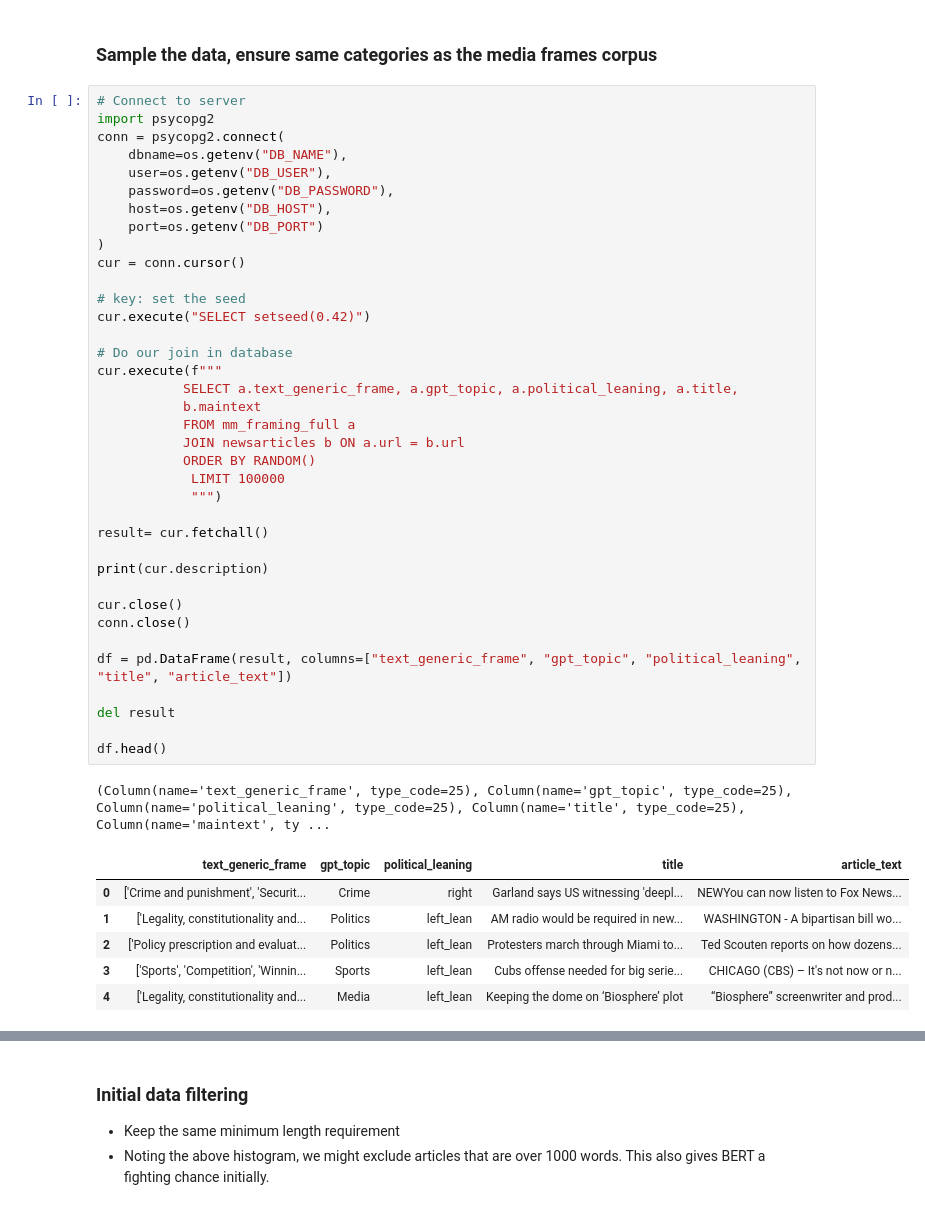
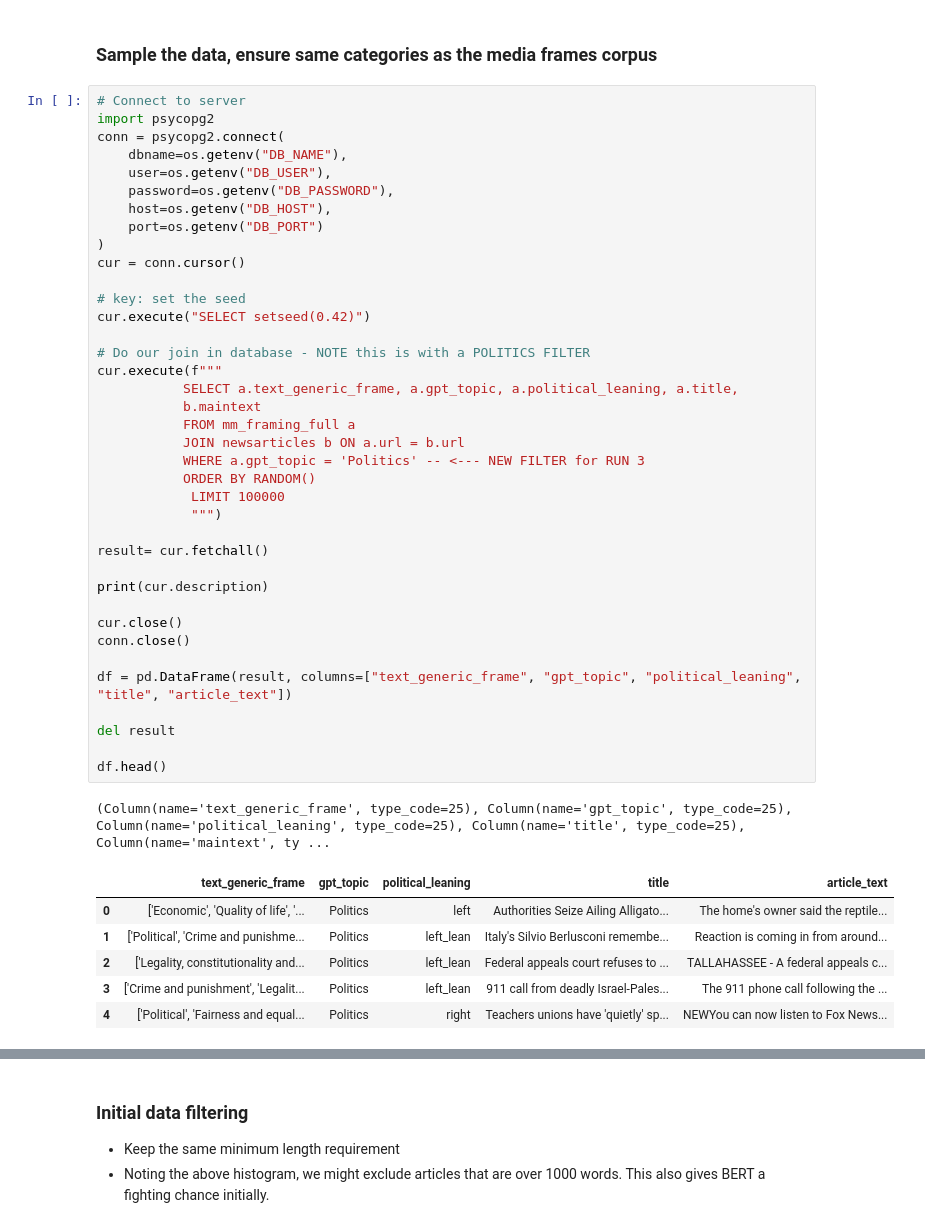
Before and after one commit to Ry-Rousseau/frame-delta, a Jupyter notebook: notebooks/framing_classifier.ipynb, the cells around one changed output, grey strips where cells are left out. Cells and saved outputs as stored; diff of their text form.

```diff
--- a/notebooks/framing_classifier.ipynb
+++ b/notebooks/framing_classifier.ipynb
@@ -38,39 +38,40 @@ conn = psycopg2.connect(
 )
 cur = conn.cursor()
 
 # key: set the seed
 cur.execute("SELECT setseed(0.42)")
 
-# Do our join in database
+# Do our join in database - NOTE this is with a POLITICS FILTER
 cur.execute(f"""
            SELECT a.text_generic_frame, a.gpt_topic, a.political_leaning, a.title,
            b.maintext
            FROM mm_framing_full a
            JOIN newsarticles b ON a.url = b.url
+           WHERE a.gpt_topic = 'Politics' -- <--- NEW FILTER for RUN 3
            ORDER BY RANDOM()
             LIMIT 100000
             """)
 
 result= cur.fetchall()
 
 print(cur.description)
 
 cur.close()
 conn.close()
 
 df = pd.DataFrame(result, columns=["text_generic_frame", "gpt_topic", "political_leaning", "title", "article_text"])
 
 del result
 
 df.head()
 # %% [output]
 (Column(name='text_generic_frame', type_code=25), Column(name='gpt_topic', type_code=25), Column(name='political_leaning', type_code=25), Column(name='title', type_code=25), Column(name='maintext', ty ...
 |  | text_generic_frame | gpt_topic | political_leaning | title | article_text |
-| 0 | ['Crime and punishment', 'Securit... | Crime | right | Garland says US witnessing 'deepl... | NEWYou can now listen to Fox News... |
-| 1 | ['Legality, constitutionality and... | Politics | left_lean | AM radio would be required in new... | WASHINGTON - A bipartisan bill wo... |
-| 2 | ['Policy prescription and evaluat... | Politics | left_lean | Protesters march through Miami to... | Ted Scouten reports on how dozens... |
-| 3 | ['Sports', 'Competition', 'Winnin... | Sports | left_lean | Cubs offense needed for big serie... | CHICAGO (CBS) – It's not now or n... |
-| 4 | ['Legality, constitutionality and... | Media | left_lean | Keeping the dome on ‘Biosphere’ plot | “Biosphere” screenwriter and prod... |
+| 0 | ['Economic', 'Quality of life', '... | Politics | left | Authorities Seize Ailing Alligato... | The home's owner said the reptile... |
+| 1 | ['Political', 'Crime and punishme... | Politics | left_lean | Italy's Silvio Berlusconi remembe... | Reaction is coming in from around... |
+| 2 | ['Legality, constitutionality and... | Politics | left_lean | Federal appeals court refuses to ... | TALLAHASSEE - A federal appeals c... |
+| 3 | ['Crime and punishment', 'Legalit... | Politics | left_lean | 911 call from deadly Israel-Pales... | The 911 phone call following the ... |
+| 4 | ['Political', 'Fairness and equal... | Politics | right | Teachers unions have 'quietly' sp... | NEWYou can now listen to Fox News... |
 # %%
 df['num_words'] = df['article_text'].str.split().str.len()
 
```
Also changed, not shown: parts of 21 cells of this notebook, 2 other files.
